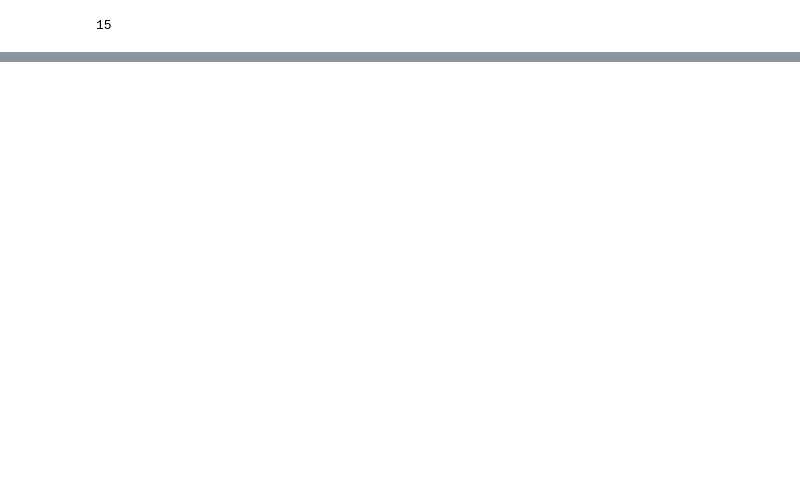
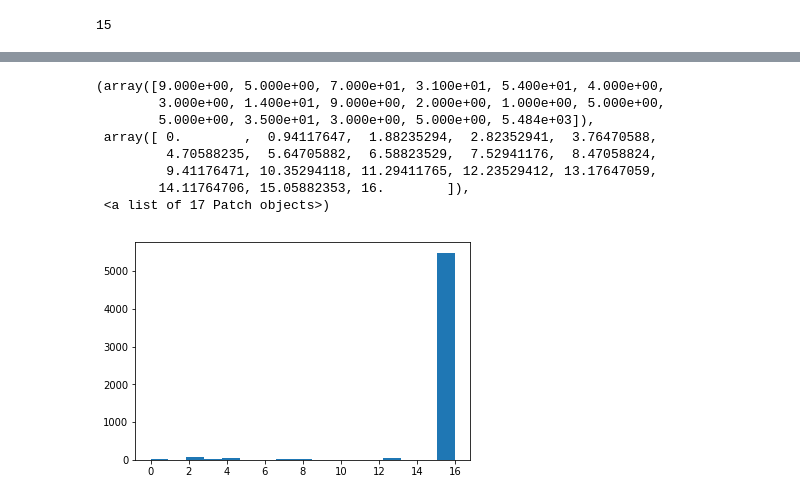
Before and after one commit to uw-biomedical-ml/bundlenet, a Jupyter notebook: recobundlenet.ipynb, the cells around one changed output, grey strips where cells are left out. Saved outputs shown, nothing was run; the diff lists cells and outputs as text; code cells hidden in the pictures; blank space fills up the shorter version.

```diff
--- a/recobundlenet.ipynb
+++ b/recobundlenet.ipynb
@@ -285,14 +215,3 @@ vol_shape_subj2
 (182, 218, 182)
 # %%
 streamlines_all = bn.read_sl_mni('/home/ubuntu/recobundles/100307/out_work/whole_brain_MNI_tracks_from_sh__moved.trk')
-# %%
-'''import imp
-imp.reload(bn)
-streamlines_processed=[]
-for i in range(int(np.max(streamline_all_bundle))):
-    print(i)
-    indices = np.int_(np.where(streamline_all_bundle==i)[0])
-    streamlines_tract = [streamlines_all[j] for j in indices]
-    streamlines_processed_tract = bn.process_sl(streamlines_tract,take_n_sl,vol_shape,size_slimage,5)
-    streamlines_processed.append(streamlines_processed_tract)
-'''
@@ -565,0 +280,29 @@ afq_all[0].shape
+# %%
+import xgboost as xgb
+from sklearn.cross_validation import train_test_split
+param = {
+    'max_depth': 10,  # the maximum depth of each tree
+    'eta': 0.3,  # the training step for each iteration
+    'silent': 1,  # logging mode - quiet
+    'objective': 'multi:softprob',  # error evaluation for multiclass training
+    'num_class': 17}  # the number of classes that exist in this datset
+num_round = 20  # the number of training iterations
+X_train, X_test, y_train, y_test = train_test_split(p_subj2, labels_subj2, test_size=0.2, random_state=42, stratify=labels_subj2)
+dtrain = xgb.DMatrix(X_train, label=y_train)
+dtest = xgb.DMatrix(X_test, label=y_test)
+bst = xgb.train(param, dtrain, num_round)
+preds = bst.predict(dtest)
+p = np.argmax(preds,axis=1)
+# %%
+ind=y_test==16
+plt.hist(p[ind],bins=17)
+# %% [output]
+(array([9.000e+00, 5.000e+00, 7.000e+01, 3.100e+01, 5.400e+01, 4.000e+00,
+        3.000e+00, 1.400e+01, 9.000e+00, 2.000e+00, 1.000e+00, 5.000e+00,
+        5.000e+00, 3.500e+01, 3.000e+00, 5.000e+00, 5.484e+03]),
+ array([ 0.        ,  0.94117647,  1.88235294,  2.82352941,  3.76470588,
+         4.70588235,  5.64705882,  6.58823529,  7.52941176,  8.47058824,
+         9.41176471, 10.35294118, 11.29411765, 12.23529412, 13.17647059,
+        14.11764706, 15.05882353, 16.        ]),
+ <a list of 17 Patch objects>)
+[figure, added]
```
Also changed, not shown: parts of 66 cells of this notebook, 4 other files.
